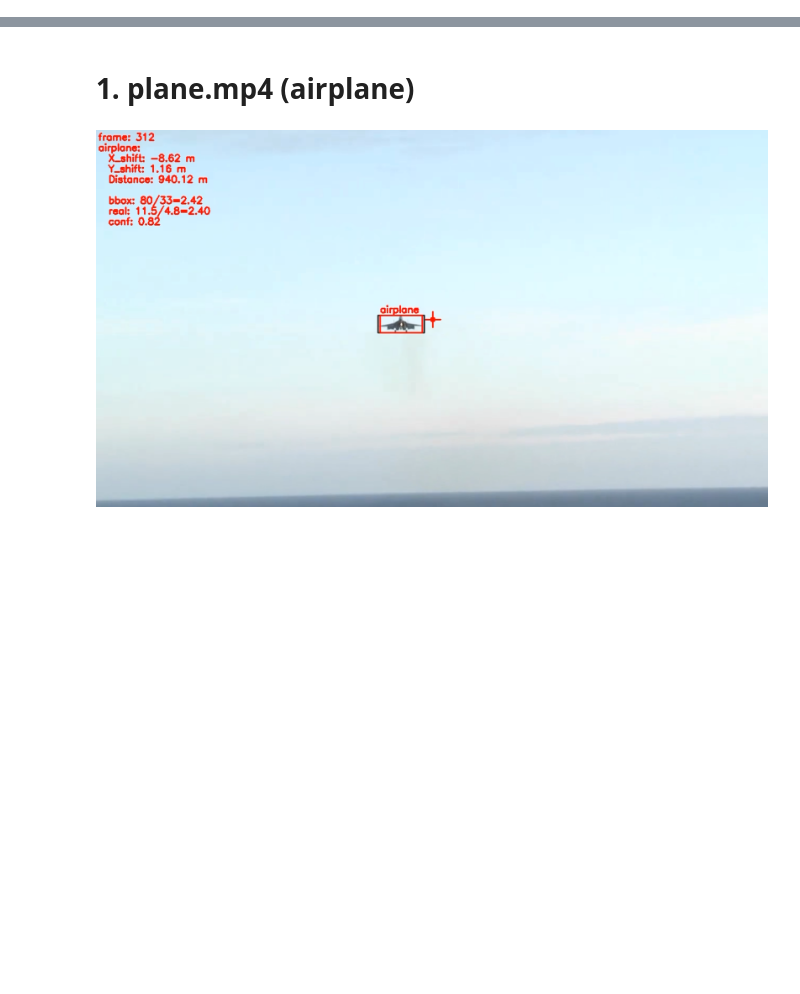
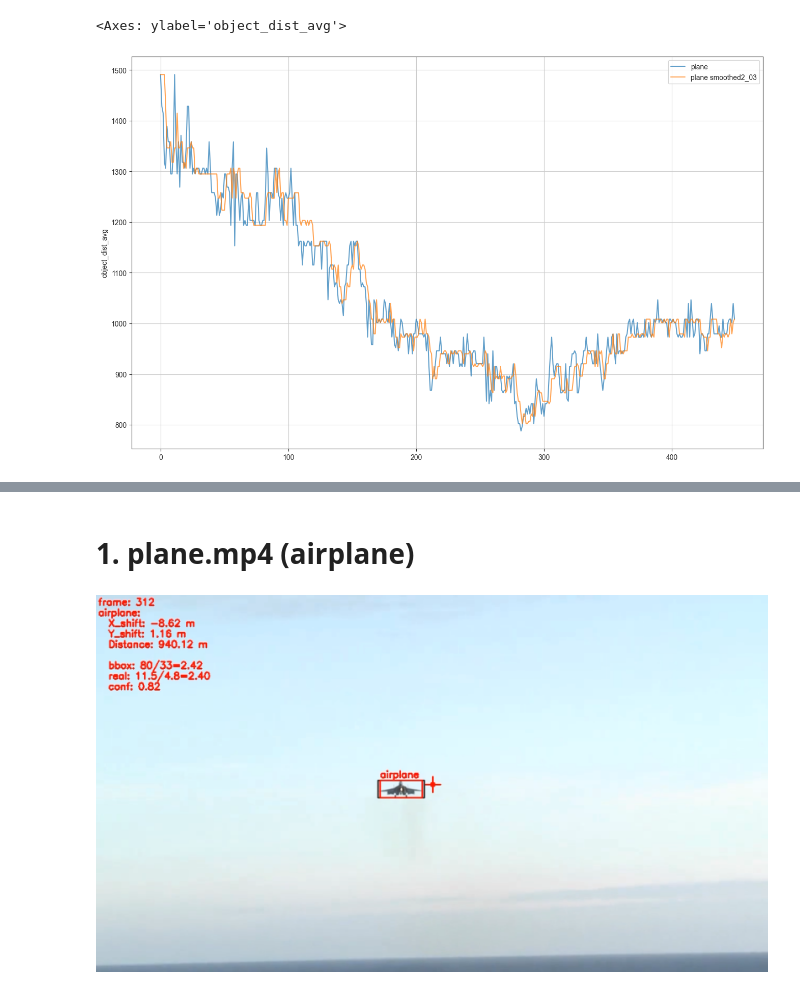
Before and after one commit to alexj-smolin/ds-school-project, a Jupyter notebook: notebooks/EDA.ipynb, the cells around one changed output, grey strips where cells are left out. Drawn from its saved outputs; the diff is of its cells as text; code cells hidden in the pictures; blank space fills up the shorter version.

```diff
--- a/notebooks/EDA.ipynb
+++ b/notebooks/EDA.ipynb
@@ -38,3 +38,22 @@ def intersect(a, b):
 def iou(a, b):
     i = intersect(a, b)
     return i / (area(a) + area(b) - i)
+# %%
+id1 = "378c8456b6cb4c0d882c8ce41978c0a0"
+id3 = "bc142b09410e450d9b78fa22927e4acf"
+id31 = "b1ba0127a55245b1ad0208c34c088c31"
+id32 = "e584ac3a8f624b76b5af7a8bf7e5b84e"
+# %%
+dist1 = load_metric(id1, "object_dist_avg", fill_missing=None)
+dist3 = load_metric(id3, "object_dist_avg", fill_missing=None)
+dist31 = load_metric(id31, "object_dist_avg", fill_missing=None)
+dist32 = load_metric(id32, "object_dist_avg", fill_missing=None)
+
+plt.figure(figsize=(16, 10))
+sns.lineplot(dist1, label="plane", alpha=0.7)
+# sns.lineplot(dist3, label="plane smoothed2", alpha=0.7)
+# sns.lineplot(dist31, label="plane smoothed2_04", alpha=0.7)
+sns.lineplot(dist32, label="plane smoothed2_03", alpha=0.7)
+# %% [output]
+<Axes: ylabel='object_dist_avg'>
+[figure, added]
```
Also changed, not shown: parts of 1 cell of this notebook, 8 other files.
